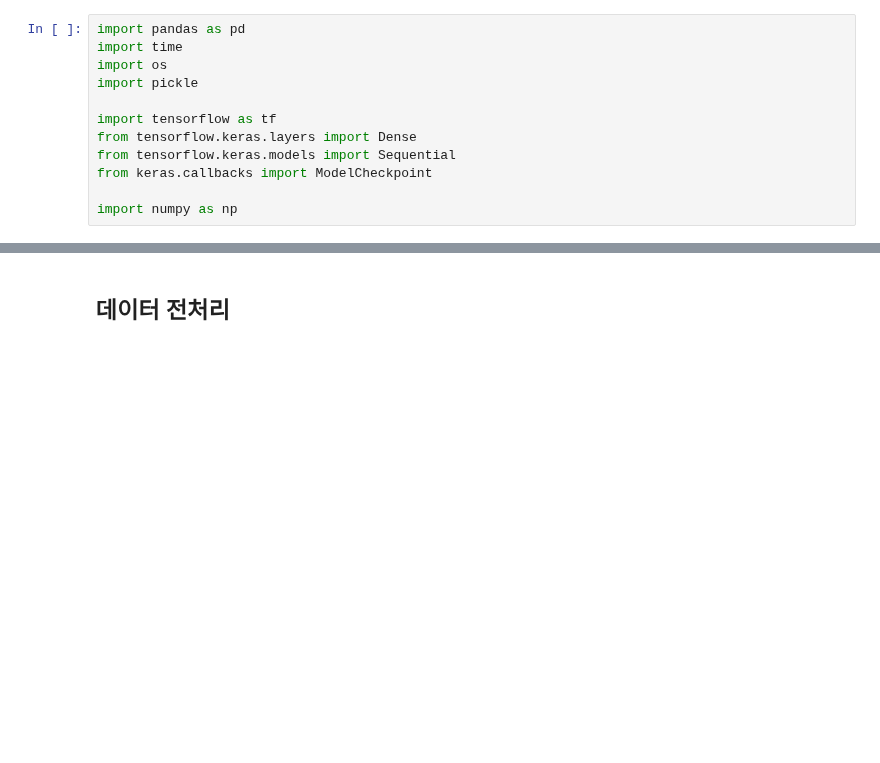
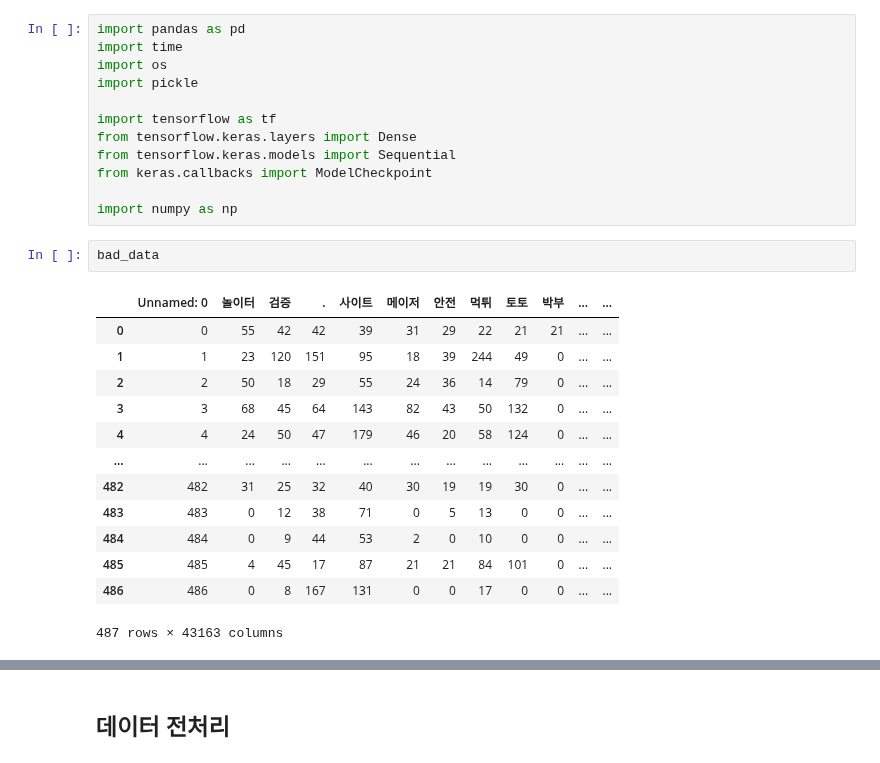
Before and after one commit to 6sephiruth/AI_career, a Jupyter notebook: gamble/gamble.ipynb, the cells around one changed output, grey strips where cells are left out. Drawn from its saved outputs; the diff is of its cells as text; blank space fills up the shorter version.

```diff
--- a/gamble/gamble.ipynb
+++ b/gamble/gamble.ipynb
@@ -10,3 +10,19 @@ from tensorflow.keras.models import Sequential
 from keras.callbacks import ModelCheckpoint
 
 import numpy as np
+# %%
+bad_data
+# %% [output]
+|  | Unnamed: 0 | 놀이터 | 검증 | . | 사이트 | 메이저 | 안전 | 먹튀 | 토토 | 박부 | ... | ... |
+| 0 | 0 | 55 | 42 | 42 | 39 | 31 | 29 | 22 | 21 | 21 | ... | ... |
+| 1 | 1 | 23 | 120 | 151 | 95 | 18 | 39 | 244 | 49 | 0 | ... | ... |
+| 2 | 2 | 50 | 18 | 29 | 55 | 24 | 36 | 14 | 79 | 0 | ... | ... |
+| 3 | 3 | 68 | 45 | 64 | 143 | 82 | 43 | 50 | 132 | 0 | ... | ... |
+| 4 | 4 | 24 | 50 | 47 | 179 | 46 | 20 | 58 | 124 | 0 | ... | ... |
+| ... | ... | ... | ... | ... | ... | ... | ... | ... | ... | ... | ... | ... |
+| 482 | 482 | 31 | 25 | 32 | 40 | 30 | 19 | 19 | 30 | 0 | ... | ... |
+| 483 | 483 | 0 | 12 | 38 | 71 | 0 | 5 | 13 | 0 | 0 | ... | ... |
+| 484 | 484 | 0 | 9 | 44 | 53 | 2 | 0 | 10 | 0 | 0 | ... | ... |
+| 485 | 485 | 4 | 45 | 17 | 87 | 21 | 21 | 84 | 101 | 0 | ... | ... |
+| 486 | 486 | 0 | 8 | 167 | 131 | 0 | 0 | 17 | 0 | 0 | ... | ... |
+487 rows × 43163 columns
```
Also changed, not shown: parts of 11 cells of this notebook, 11 other files.
